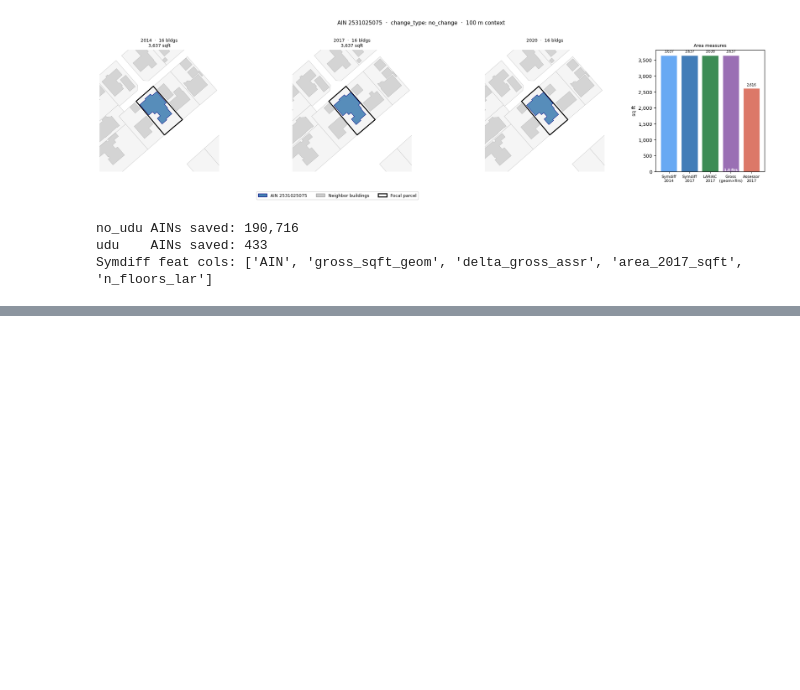
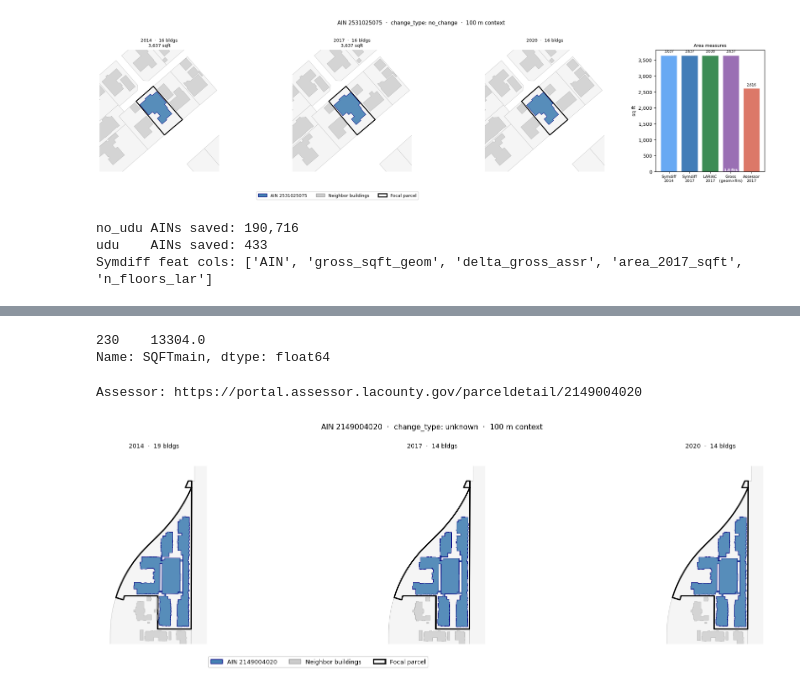
Before and after one commit to AdamSwietek/Hidden_Housing, a Jupyter notebook: notebooks/tasks/09_find_no_udu.ipynb, the cells around one changed output, grey strips where cells are left out. Saved outputs shown, nothing was run; the diff lists cells and outputs as text; code cells hidden in the pictures; blank space fills up the shorter version.

```diff
--- a/notebooks/tasks/09_find_no_udu.ipynb
+++ b/notebooks/tasks/09_find_no_udu.ipynb
@@ -1348,0 +1403,11 @@ Symdiff feat cols: ['AIN', 'gross_sqft_geom', 'delta_gross_assr', 'area_2017_sqf
+# %%
+udu.query("AIN == '5422024025'")#
+['SQFTmain']
+# %% [output]
+230    13304.0
+Name: SQFTmain, dtype: float64
+# %%
+plot_ain_across_years("2149004020", parcel_ref, merged=df)
+# %% [output]
+Assessor: https://portal.assessor.lacounty.gov/parceldetail/2149004020
+[figure, added]
```
Also changed, not shown: parts of 4 cells of this notebook.
